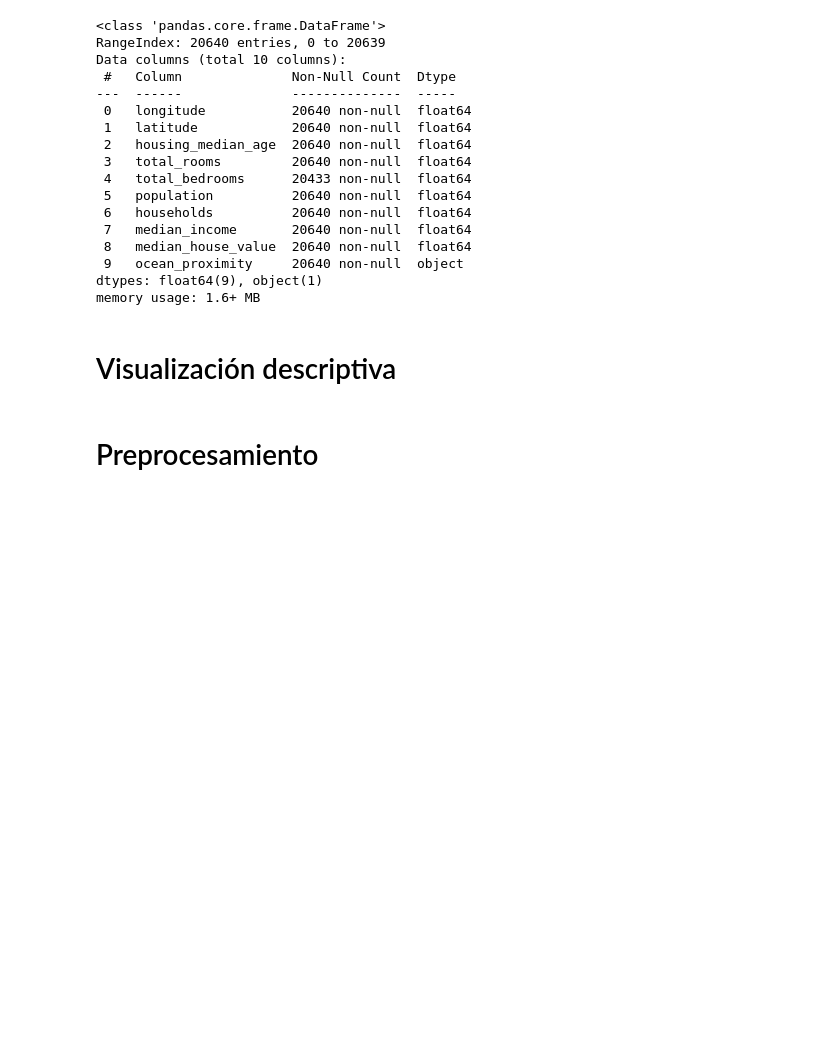
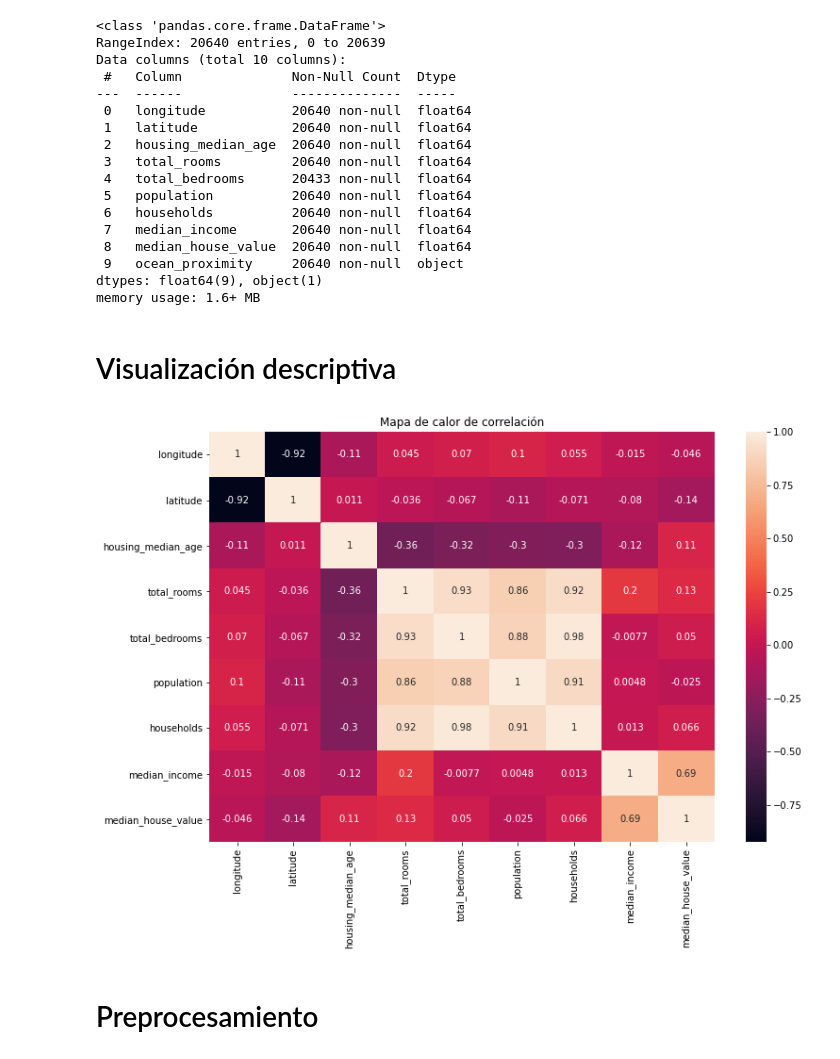
Before and after one commit to alvarxo/mat2841_portfolio, a Jupyter notebook: homeworks/hw_02_alvaro.ipynb, the cells around one changed output. Saved outputs shown, nothing was run; the diff lists cells and outputs as text; code cells hidden in the pictures; blank space fills up the shorter version.

```diff
--- a/homeworks/hw_02_alvaro.ipynb
+++ b/homeworks/hw_02_alvaro.ipynb
@@ -805,6 +803,14 @@ dtypes: float64(9), object(1)
 memory usage: 1.6+ MB
 # %% [markdown]
 # Visualización descriptiva
+# %%
+import seaborn as sns
+plt.rcParams["figure.figsize"] = (12, 8)
+sns.heatmap(housing.corr(), annot=True)
+plt.title("Mapa de calor de correlación")
+plt.show()
+# %% [output]
+[figure, added]
 # %% [markdown]
 # Preprocesamiento
 # %% [markdown]
```
Also changed, not shown: parts of 22 cells of this notebook.
